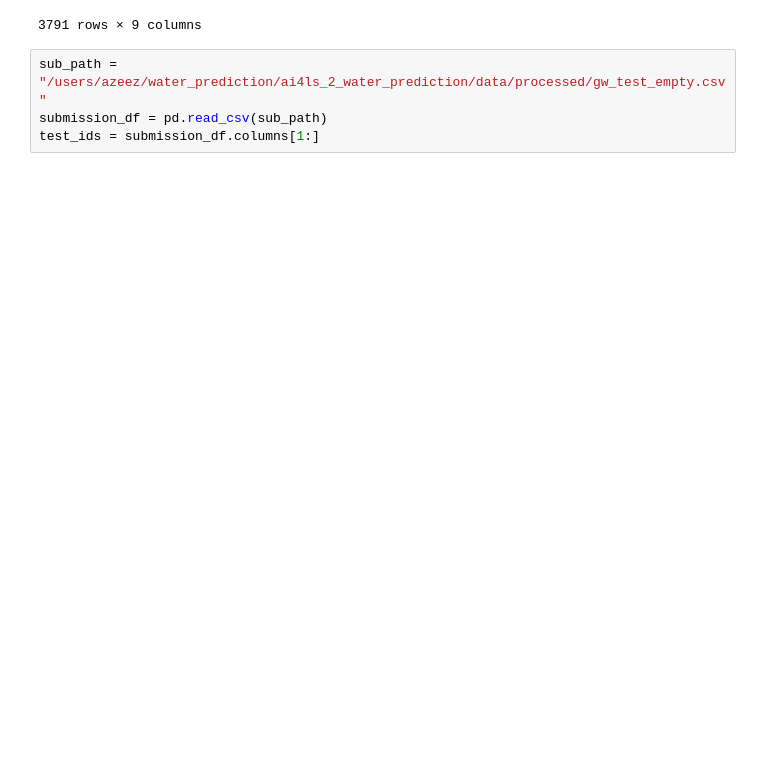
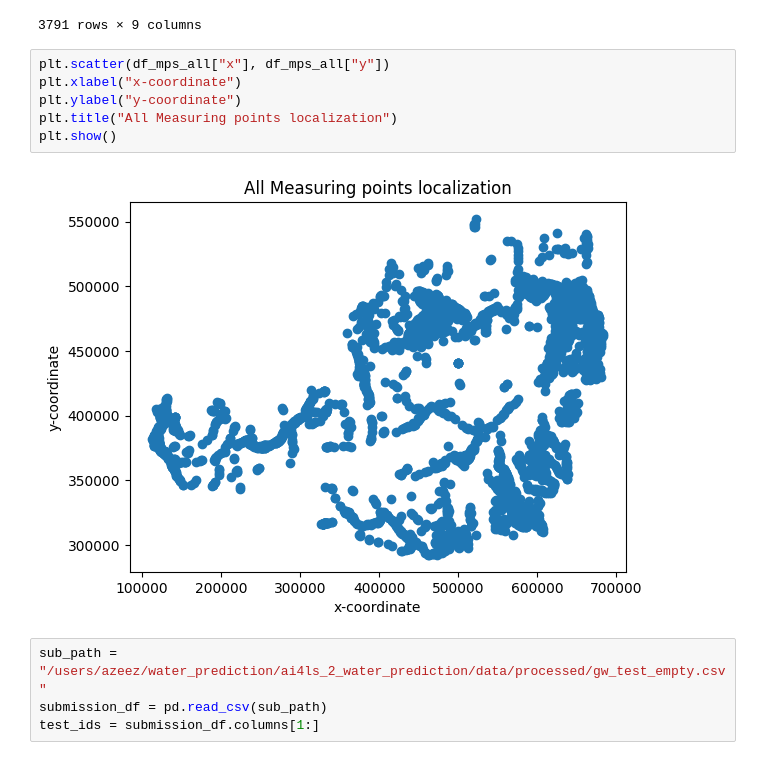
Before and after one commit to Ainard09/ai4ls_2_water_prediction, a Jupyter notebook: notebooks/groundwater_level_preprocess.ipynb, the cells around one changed output. Saved outputs shown, nothing was run; the diff lists cells and outputs as text; blank space fills up the shorter version.

```diff
--- a/notebooks/groundwater_level_preprocess.ipynb
+++ b/notebooks/groundwater_level_preprocess.ipynb
@@ -144,6 +144,14 @@ df_mps_all
 | 3789 | 633459.50 | 482115.68 | 9002231 | 341438 | Wien | 154.76 | 155.71 | 145.15 | 6.05 |
 | 3790 | 638616.37 | 477397.45 | 9002120 | 313254 | Wien | 152.98 | 153.58 | 143.18 | NaN |
 3791 rows × 9 columns
+# %%
+plt.scatter(df_mps_all["x"], df_mps_all["y"])
+plt.xlabel("x-coordinate")
+plt.ylabel("y-coordinate")
+plt.title("All Measuring points localization")
+plt.show()
+# %% [output]
+[figure, added]
 # %%
 sub_path = "/users/azeez/water_prediction/ai4ls_2_water_prediction/data/processed/gw_test_empty.csv"
 submission_df = pd.read_csv(sub_path)
```
Also changed, not shown: parts of 8 cells of this notebook.
